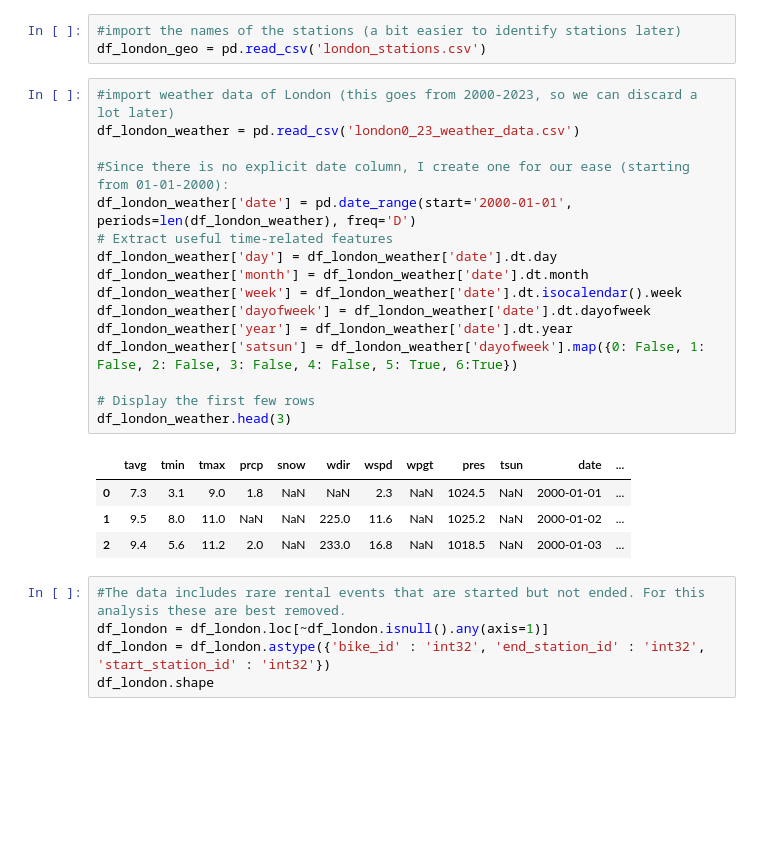
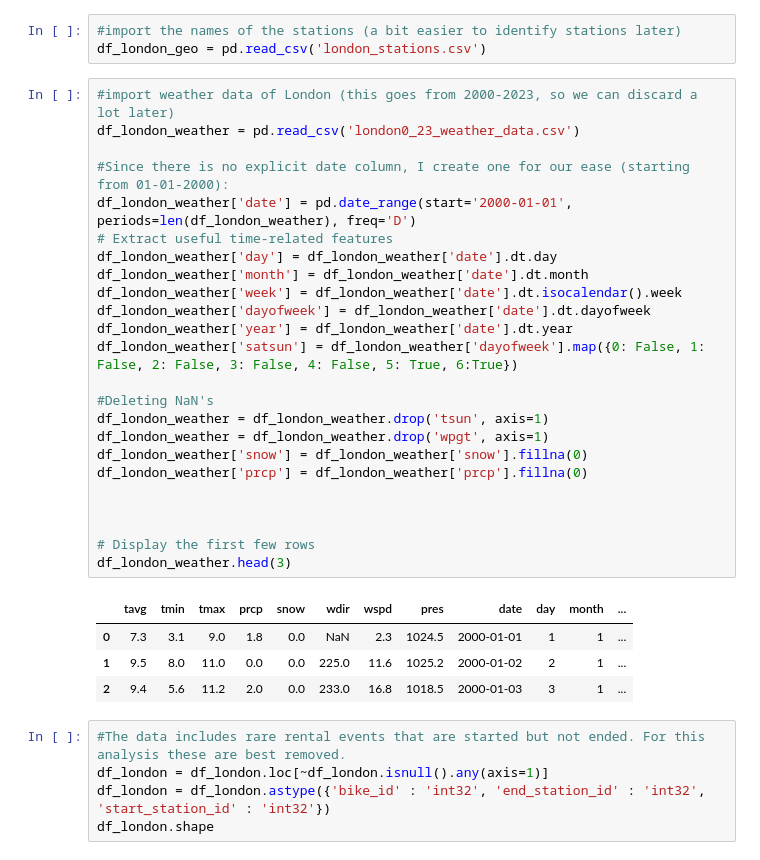
Before and after one commit to LotsAr/DataDrivenProject, a Jupyter notebook: ProjectCode.ipynb, the cells around one changed output. Cells and saved outputs as stored; diff of their text form; blank space fills up the shorter version.

```diff
--- a/ProjectCode.ipynb
+++ b/ProjectCode.ipynb
@@ -39,24 +39,32 @@ df_london_geo = pd.read_csv('london_stations.csv')
 # %%
 #import weather data of London (this goes from 2000-2023, so we can discard a lot later)
 df_london_weather = pd.read_csv('london0_23_weather_data.csv')
 
 #Since there is no explicit date column, I create one for our ease (starting from 01-01-2000):
 df_london_weather['date'] = pd.date_range(start='2000-01-01', periods=len(df_london_weather), freq='D')
 # Extract useful time-related features
 df_london_weather['day'] = df_london_weather['date'].dt.day
 df_london_weather['month'] = df_london_weather['date'].dt.month
 df_london_weather['week'] = df_london_weather['date'].dt.isocalendar().week
 df_london_weather['dayofweek'] = df_london_weather['date'].dt.dayofweek
 df_london_weather['year'] = df_london_weather['date'].dt.year
 df_london_weather['satsun'] = df_london_weather['dayofweek'].map({0: False, 1: False, 2: False, 3: False, 4: False, 5: True, 6:True})
 
+#Deleting NaN's
+df_london_weather = df_london_weather.drop('tsun', axis=1)
+df_london_weather = df_london_weather.drop('wpgt', axis=1)
+df_london_weather['snow'] = df_london_weather['snow'].fillna(0)
+df_london_weather['prcp'] = df_london_weather['prcp'].fillna(0)
+
+
+
 # Display the first few rows
 df_london_weather.head(3)
 # %% [output]
-|  | tavg | tmin | tmax | prcp | snow | wdir | wspd | wpgt | pres | tsun | date | ... |
-| 0 | 7.3 | 3.1 | 9.0 | 1.8 | NaN | NaN | 2.3 | NaN | 1024.5 | NaN | 2000-01-01 | ... |
-| 1 | 9.5 | 8.0 | 11.0 | NaN | NaN | 225.0 | 11.6 | NaN | 1025.2 | NaN | 2000-01-02 | ... |
-| 2 | 9.4 | 5.6 | 11.2 | 2.0 | NaN | 233.0 | 16.8 | NaN | 1018.5 | NaN | 2000-01-03 | ... |
+|  | tavg | tmin | tmax | prcp | snow | wdir | wspd | pres | date | day | month | ... |
+| 0 | 7.3 | 3.1 | 9.0 | 1.8 | 0.0 | NaN | 2.3 | 1024.5 | 2000-01-01 | 1 | 1 | ... |
+| 1 | 9.5 | 8.0 | 11.0 | 0.0 | 0.0 | 225.0 | 11.6 | 1025.2 | 2000-01-02 | 2 | 1 | ... |
+| 2 | 9.4 | 5.6 | 11.2 | 2.0 | 0.0 | 233.0 | 16.8 | 1018.5 | 2000-01-03 | 3 | 1 | ... |
 # %%
 #The data includes rare rental events that are started but not ended. For this analysis these are best removed.
 df_london = df_london.loc[~df_london.isnull().any(axis=1)]
```
Also changed, not shown: parts of 1 cell of this notebook.
